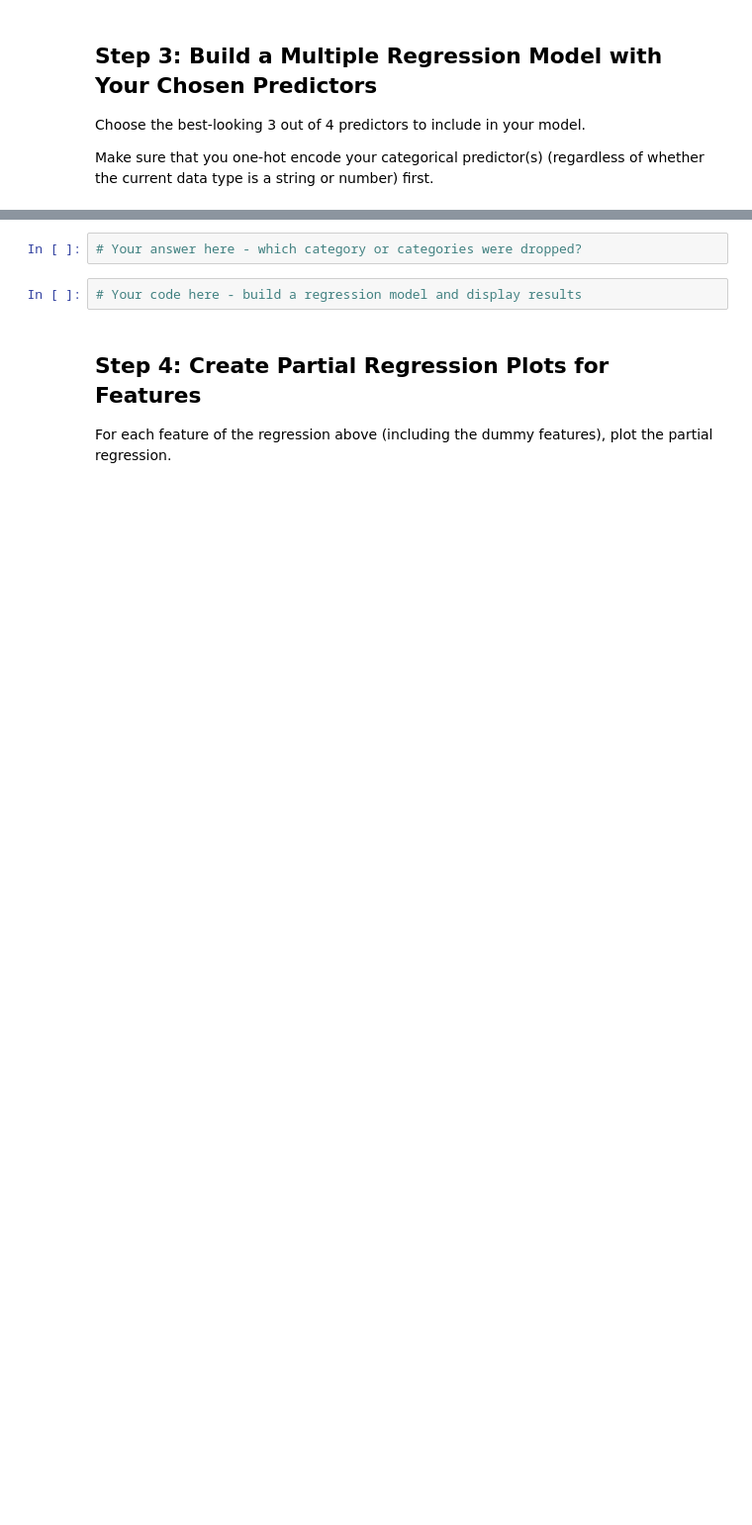
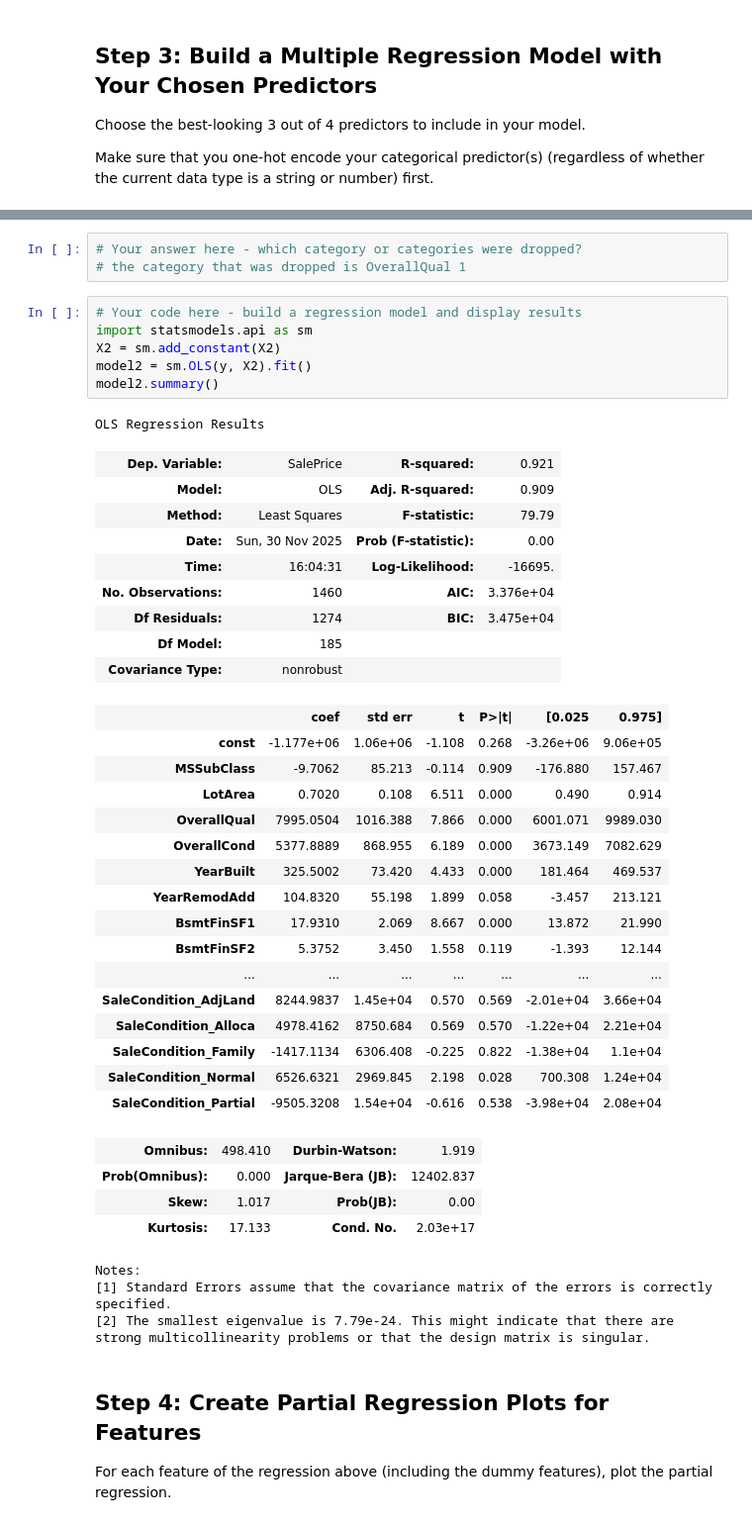
Before and after one commit to hellenmureithi/Machine-learning, a Jupyter notebook: index.ipynb, the cells around one changed output, grey strips where cells are left out. Shown at 99% size. Saved outputs shown, nothing was run; the diff lists cells and outputs as text; blank space fills up the shorter version.

```diff
--- a/index.ipynb
+++ b/index.ipynb
@@ -177,7 +228,47 @@ Make sure that you one-hot encode your categorical predictor(s) (regardless of w
 # %%
 # Your answer here - which category or categories were dropped?
+# the category that was dropped is OverallQual 1
 # %%
 # Your code here - build a regression model and display results
+import statsmodels.api as sm
+X2 = sm.add_constant(X2)
+model2 = sm.OLS(y, X2).fit()
+model2.summary()
+# %% [output]
+OLS Regression Results
+| Dep. Variable: | SalePrice | R-squared: | 0.921 |
+| Model: | OLS | Adj. R-squared: | 0.909 |
+| Method: | Least Squares | F-statistic: | 79.79 |
+| Date: | Sun, 30 Nov 2025 | Prob (F-statistic): | 0.00 |
+| Time: | 16:04:31 | Log-Likelihood: | -16695. |
+| No. Observations: | 1460 | AIC: | 3.376e+04 |
+| Df Residuals: | 1274 | BIC: | 3.475e+04 |
+| Df Model: | 185 |  |  |
+| Covariance Type: | nonrobust |  |  |
+|  | coef | std err | t | P>|t| | [0.025 | 0.975] |
+| const | -1.177e+06 | 1.06e+06 | -1.108 | 0.268 | -3.26e+06 | 9.06e+05 |
+| MSSubClass | -9.7062 | 85.213 | -0.114 | 0.909 | -176.880 | 157.467 |
+| LotArea | 0.7020 | 0.108 | 6.511 | 0.000 | 0.490 | 0.914 |
+| OverallQual | 7995.0504 | 1016.388 | 7.866 | 0.000 | 6001.071 | 9989.030 |
+| OverallCond | 5377.8889 | 868.955 | 6.189 | 0.000 | 3673.149 | 7082.629 |
+| YearBuilt | 325.5002 | 73.420 | 4.433 | 0.000 | 181.464 | 469.537 |
+| YearRemodAdd | 104.8320 | 55.198 | 1.899 | 0.058 | -3.457 | 213.121 |
+| BsmtFinSF1 | 17.9310 | 2.069 | 8.667 | 0.000 | 13.872 | 21.990 |
+| BsmtFinSF2 | 5.3752 | 3.450 | 1.558 | 0.119 | -1.393 | 12.144 |
+| ... | ... | ... | ... | ... | ... | ... |
+| SaleCondition_AdjLand | 8244.9837 | 1.45e+04 | 0.570 | 0.569 | -2.01e+04 | 3.66e+04 |
+| SaleCondition_Alloca | 4978.4162 | 8750.684 | 0.569 | 0.570 | -1.22e+04 | 2.21e+04 |
+| SaleCondition_Family | -1417.1134 | 6306.408 | -0.225 | 0.822 | -1.38e+04 | 1.1e+04 |
+| SaleCondition_Normal | 6526.6321 | 2969.845 | 2.198 | 0.028 | 700.308 | 1.24e+04 |
+| SaleCondition_Partial | -9505.3208 | 1.54e+04 | -0.616 | 0.538 | -3.98e+04 | 2.08e+04 |
+| Omnibus: | 498.410 | Durbin-Watson: | 1.919 |
+| Prob(Omnibus): | 0.000 | Jarque-Bera (JB): | 12402.837 |
+| Skew: | 1.017 | Prob(JB): | 0.00 |
+| Kurtosis: | 17.133 | Cond. No. | 2.03e+17 |
+Notes:
+[1] Standard Errors assume that the covariance matrix of the errors is correctly specified.
+[2] The smallest eigenvalue is 7.79e-24. This might indicate that there are
+strong multicollinearity problems or that the design matrix is singular.
 # %% [markdown]
 ## Step 4: Create Partial Regression Plots for Features
 
```
Also changed, not shown: parts of 7 cells of this notebook.
